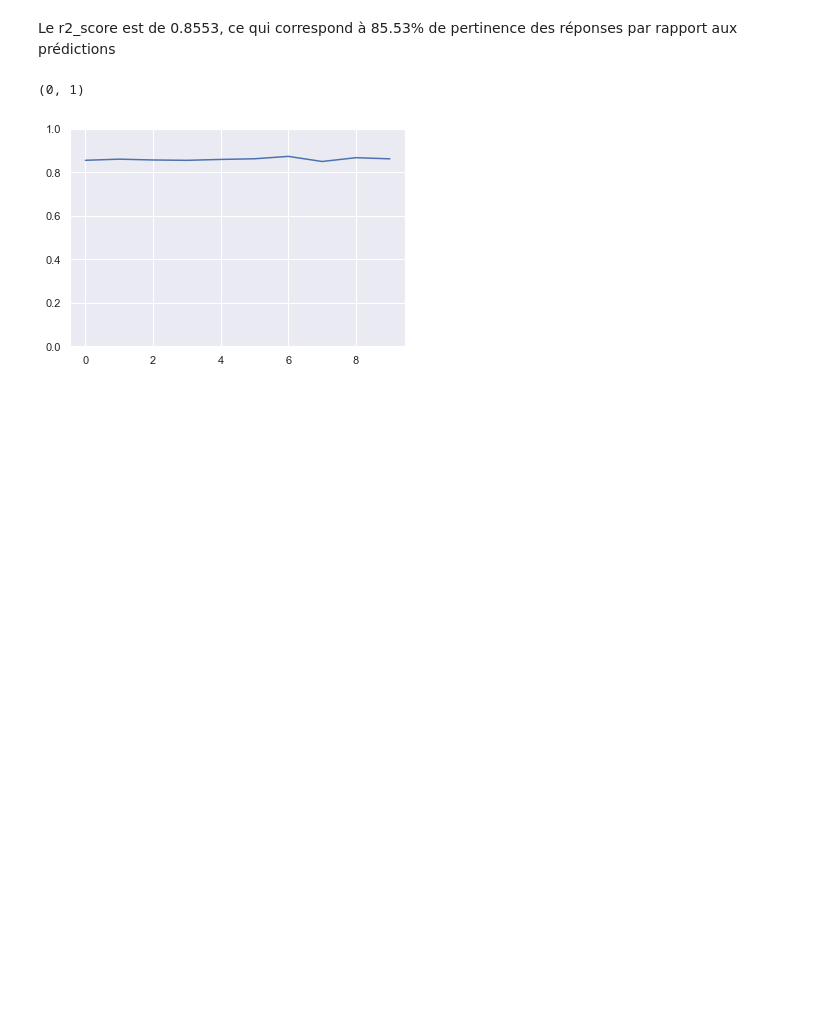
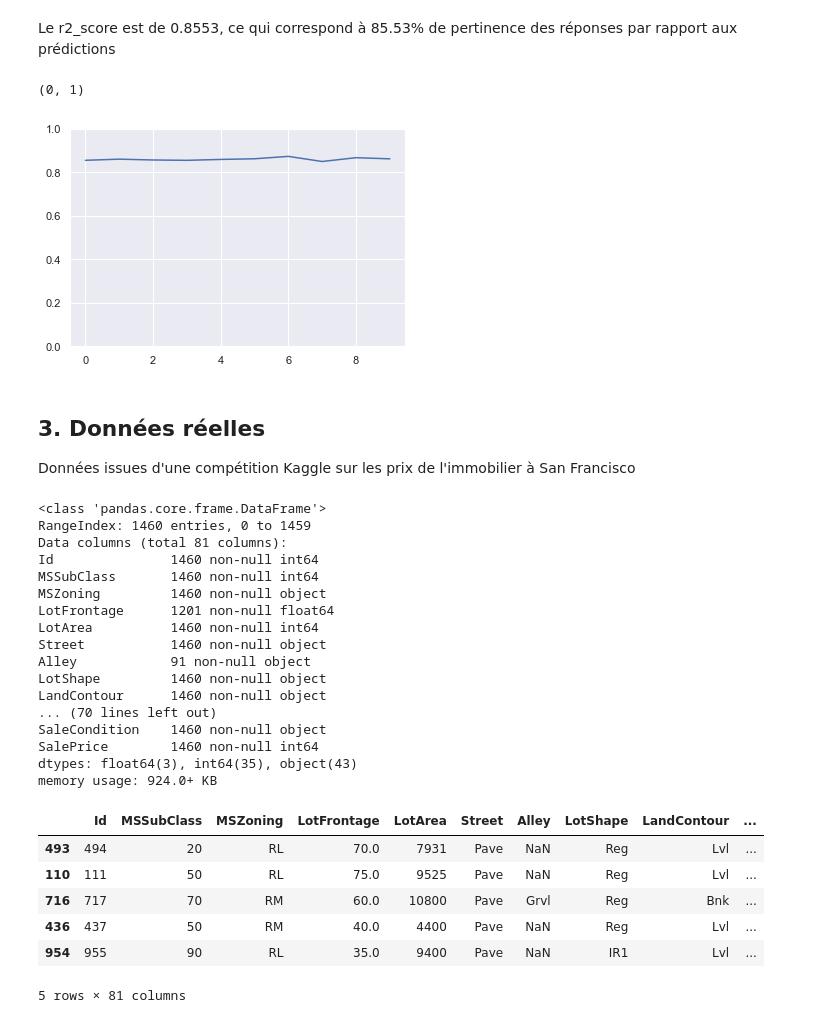
Before and after one commit to Aethyn/LinearRegressionTraining, a Jupyter notebook: TPRegressionLineaire.ipynb, the cells around one changed output. Cells and saved outputs as stored; diff of their text form; code cells hidden in the pictures; blank space fills up the shorter version.

Commit message:
Adding real data for training

```diff
--- a/TPRegressionLineaire.ipynb
+++ b/TPRegressionLineaire.ipynb
@@ -227,3 +227,6 @@ plt.ylim(0, 1)
 # %% [output]
 (0, 1)
 [figure]
+# %% [markdown]
+## 3. Données réelles
+Données issues d'une compétition Kaggle sur les prix de l'immobilier à San Francisco
@@ -229,0 +235,31 @@ plt.ylim(0, 1)
+# %%
+url = "https://tinyurl.com/y2fm4but"
+# %%
+df = pd.read_csv(url)
+df.info()
+df.sample(5)
+# %% [output]
+<class 'pandas.core.frame.DataFrame'>
+RangeIndex: 1460 entries, 0 to 1459
+Data columns (total 81 columns):
+Id               1460 non-null int64
+MSSubClass       1460 non-null int64
+MSZoning         1460 non-null object
+LotFrontage      1201 non-null float64
+LotArea          1460 non-null int64
+Street           1460 non-null object
+Alley            91 non-null object
+LotShape         1460 non-null object
+LandContour      1460 non-null object
+... (70 lines left out)
+SaleCondition    1460 non-null object
+SalePrice        1460 non-null int64
+dtypes: float64(3), int64(35), object(43)
+memory usage: 924.0+ KB
+|  | Id | MSSubClass | MSZoning | LotFrontage | LotArea | Street | Alley | LotShape | LandContour | ... |
+| 493 | 494 | 20 | RL | 70.0 | 7931 | Pave | NaN | Reg | Lvl | ... |
+| 110 | 111 | 50 | RL | 75.0 | 9525 | Pave | NaN | Reg | Lvl | ... |
+| 716 | 717 | 70 | RM | 60.0 | 10800 | Pave | Grvl | Reg | Bnk | ... |
+| 436 | 437 | 50 | RM | 40.0 | 4400 | Pave | NaN | Reg | Lvl | ... |
+| 954 | 955 | 90 | RL | 35.0 | 9400 | Pave | NaN | IR1 | Lvl | ... |
+5 rows × 81 columns
```
Also changed, not shown: parts of 1 cell of this notebook.
